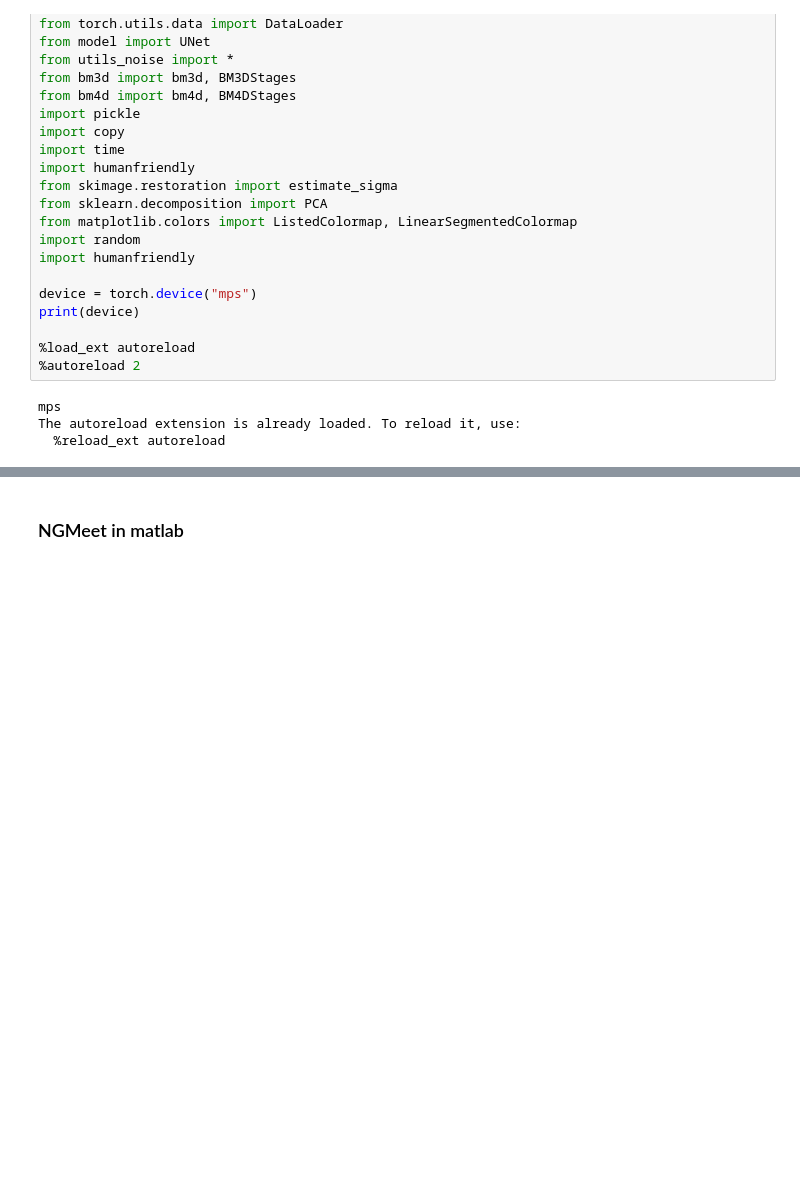
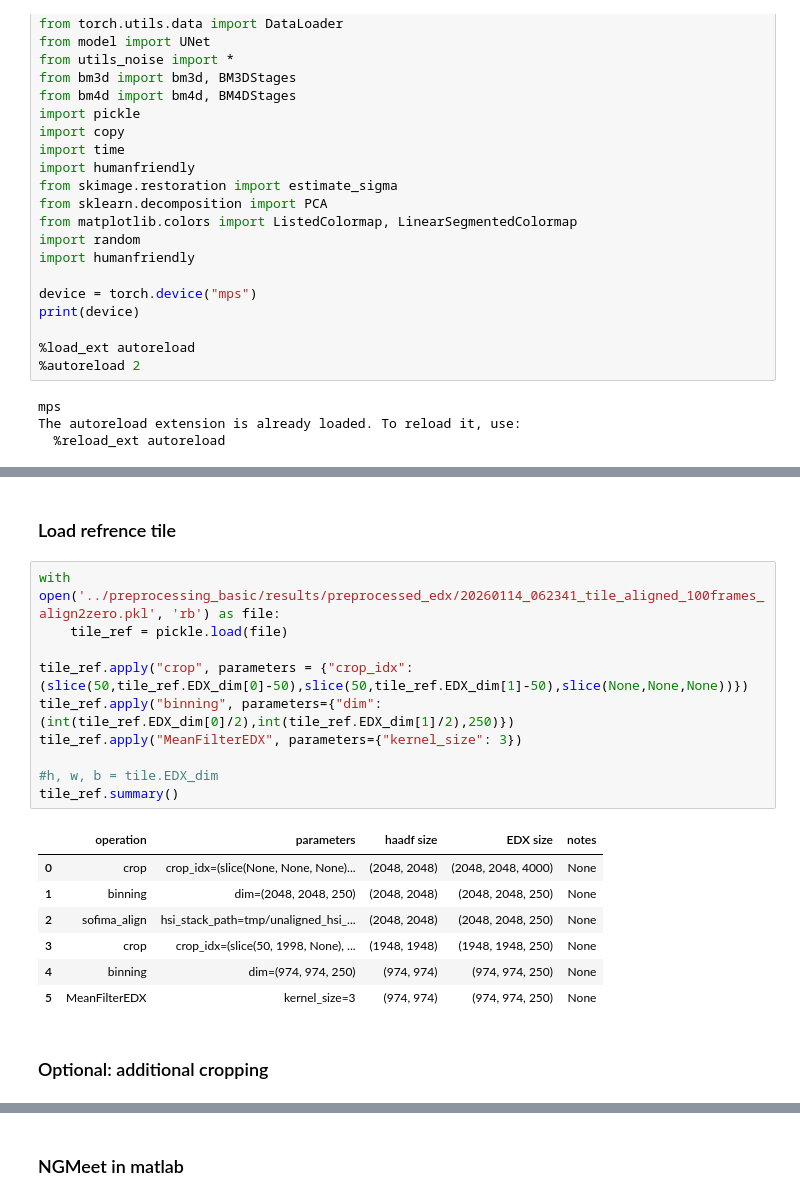
Before and after one commit to amjams/PreHyperspectralEDX, a Jupyter notebook: advanced_denoising/02_Denoise_NGMeet.ipynb, the cells around one changed output, grey strips where cells are left out. Drawn from its saved outputs; the diff is of its cells as text; blank space fills up the shorter version.

```diff
--- a/advanced_denoising/02_Denoise_NGMeet.ipynb
+++ b/advanced_denoising/02_Denoise_NGMeet.ipynb
@@ -60,0 +64,22 @@ WARNING | RosettaSciIO | The file contains only one spectrum stream (rsciio.emd.
+# %% [markdown]
+### Load refrence tile
+# %%
+with open('../preprocessing_basic/results/preprocessed_edx/20260114_062341_tile_aligned_100frames_align2zero.pkl', 'rb') as file:
+    tile_ref = pickle.load(file)
+
+tile_ref.apply("crop", parameters = {"crop_idx": (slice(50,tile_ref.EDX_dim[0]-50),slice(50,tile_ref.EDX_dim[1]-50),slice(None,None,None))})
+tile_ref.apply("binning", parameters={"dim": (int(tile_ref.EDX_dim[0]/2),int(tile_ref.EDX_dim[1]/2),250)})
+tile_ref.apply("MeanFilterEDX", parameters={"kernel_size": 3})
+
+#h, w, b = tile.EDX_dim
+tile_ref.summary()
+# %% [output]
+|  | operation | parameters | haadf size | EDX size | notes |
+| 0 | crop | crop_idx=(slice(None, None, None)... | (2048, 2048) | (2048, 2048, 4000) | None |
+| 1 | binning | dim=(2048, 2048, 250) | (2048, 2048) | (2048, 2048, 250) | None |
+| 2 | sofima_align | hsi_stack_path=tmp/unaligned_hsi_... | (2048, 2048) | (2048, 2048, 250) | None |
+| 3 | crop | crop_idx=(slice(50, 1998, None), ... | (1948, 1948) | (1948, 1948, 250) | None |
+| 4 | binning | dim=(974, 974, 250) | (974, 974) | (974, 974, 250) | None |
+| 5 | MeanFilterEDX | kernel_size=3 | (974, 974) | (974, 974, 250) | None |
+# %% [markdown]
+### Optional: additional cropping
```
Also changed, not shown: parts of 21 cells of this notebook, 7 other files.
